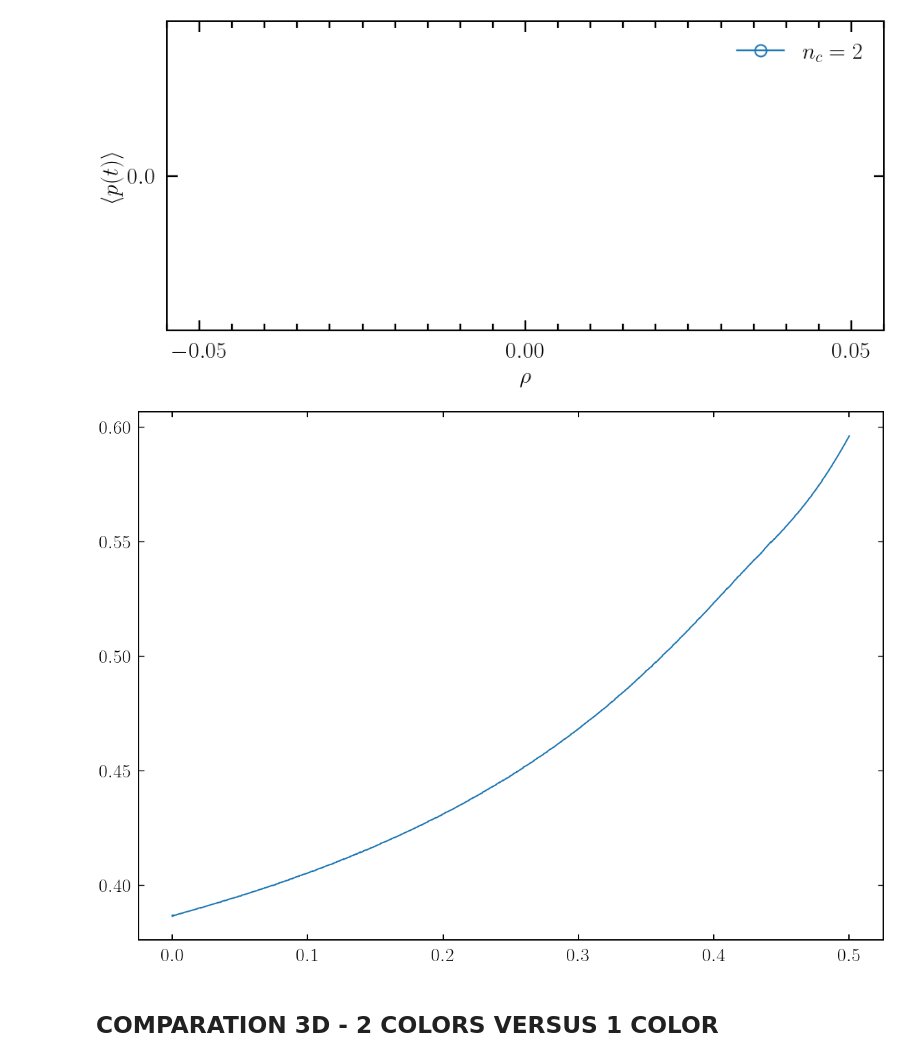
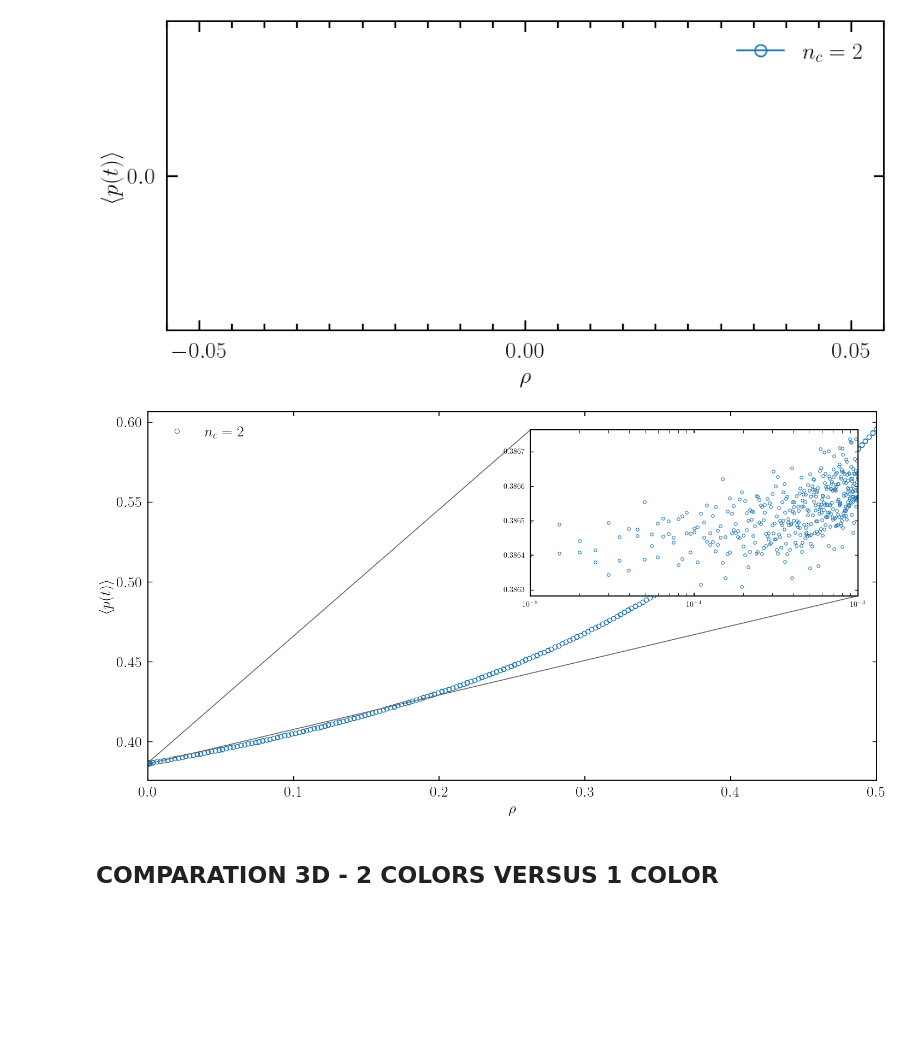
Before and after one commit to JuniorAlencar/self_organization_percolation, a Jupyter notebook: jupyter/TimeSeries_Analysis_3D.ipynb, the cells around one changed output. Saved outputs shown, nothing was run; the diff lists cells and outputs as text; code cells hidden in the pictures; blank space fills up the shorter version.

Commit message:
analysis to 2 colors

```diff
--- a/jupyter/TimeSeries_Analysis_3D.ipynb
+++ b/jupyter/TimeSeries_Analysis_3D.ipynb
@@ -722,11 +722,60 @@ plt.show()
 Valor de rho_max válido: 0.0
 [figure]
 # %%
-df_filter = df_clean_3d[df_clean_3d["num_colors"]==2]
-plt.plot(df_filter["rho"], df_filter['pt_mean'])
+import numpy as np
+import matplotlib.pyplot as plt
+from mpl_toolkits.axes_grid1.inset_locator import inset_axes, mark_inset
+
+# --- dados (seu filtro) ---
+df_filter = df_clean_3d[df_clean_3d["num_colors"] == 2].copy()
+df_filter = df_filter.dropna(subset=["rho", "pt_mean"]).sort_values("rho")
+
+# --- figura principal ---
+fig, ax = plt.subplots(figsize=(15, 8))
+ax.plot(df_filter["rho"], df_filter["pt_mean"], "o", ms=6, label=r"$n_c=2$")
+ax.set_xlim(0, 0.5)
+ax.set_xlabel(r"$\rho$")
+ax.set_ylabel(r"$\langle p(t) \rangle$")
+ax.legend(frameon=False)
+
+# --- região do zoom ---
+x1, x2 = 1e-5, 1e-3
+mask = (df_filter["rho"] >= x1) & (df_filter["rho"] <= x2)
+sub = df_filter[mask]
+
+# cria o inset no canto superior direito (ajuste loc/size conforme quiser)
+axins = inset_axes(ax, width="45%", height="45%", loc="upper right", borderpad=1.2)
+
+# plota os mesmos dados no inset
+axins.plot(df_filter["rho"], df_filter["pt_mean"], "o", ms=4)
+
+# escala log no eixo x do inset
+axins.set_xscale("log")
+axins.set_xlim(x1, x2)
+
+# define limites de y no inset com uma folga automática
+if not sub.empty:
+    y_min, y_max = sub["pt_mean"].min(), sub["pt_mean"].max()
+    pad = 0.06 * (y_max - y_min if y_max > y_min else 1.0)
+    axins.set_ylim(y_min - pad, y_max + pad)
+else:
+    # fallback: usa faixa global pequena caso não haja pontos no intervalo
+    y_all = df_filter["pt_mean"].to_numpy()
+    pad = 0.06 * (np.ptp(y_all) if np.ptp(y_all) > 0 else 1.0)
+    axins.set_ylim(y_all.min() - pad, y_all.max() + pad)
+
+# grades/ticks do inset (opcional)
+axins.tick_params(axis="both", which="both", labelsize=10, length=4)
+
+# desenha retângulo da região no plot principal e liga ao inset
+# (como o principal está em escala linear, o retângulo será bem próximo de x=0)
+# Para marcá-lo corretamente, apenas passa os limites do inset:
+mark_inset(ax, axins, loc1=2, loc2=4, fc="none", ec="0.4", lw=1.2)
+
+plt.tight_layout()
 plt.show()
 # %% [output]
-[figure, old version]
+[figure, new version]
 # %% [markdown]
 ## COMPARATION 3D - 2 COLORS VERSUS 1 COLOR
 # %%
```
Also changed, not shown: 1 other file.
